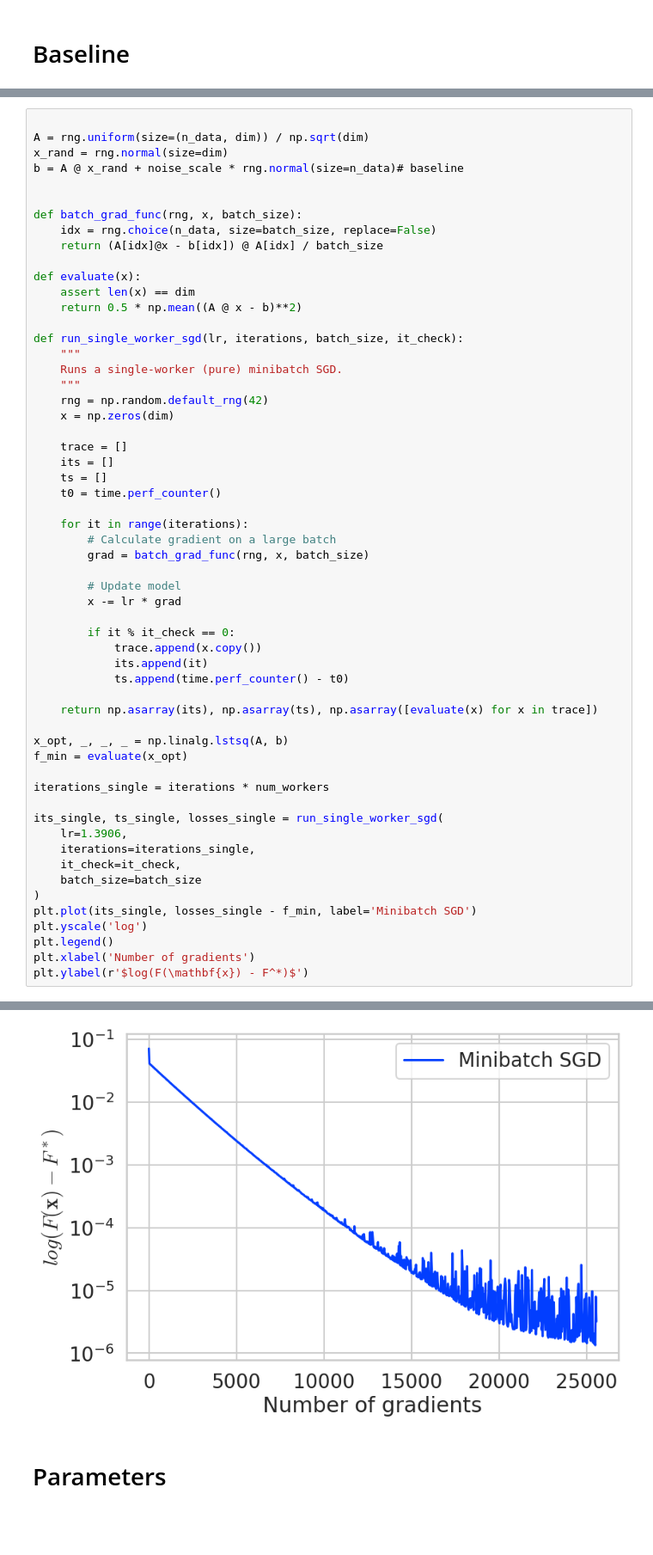
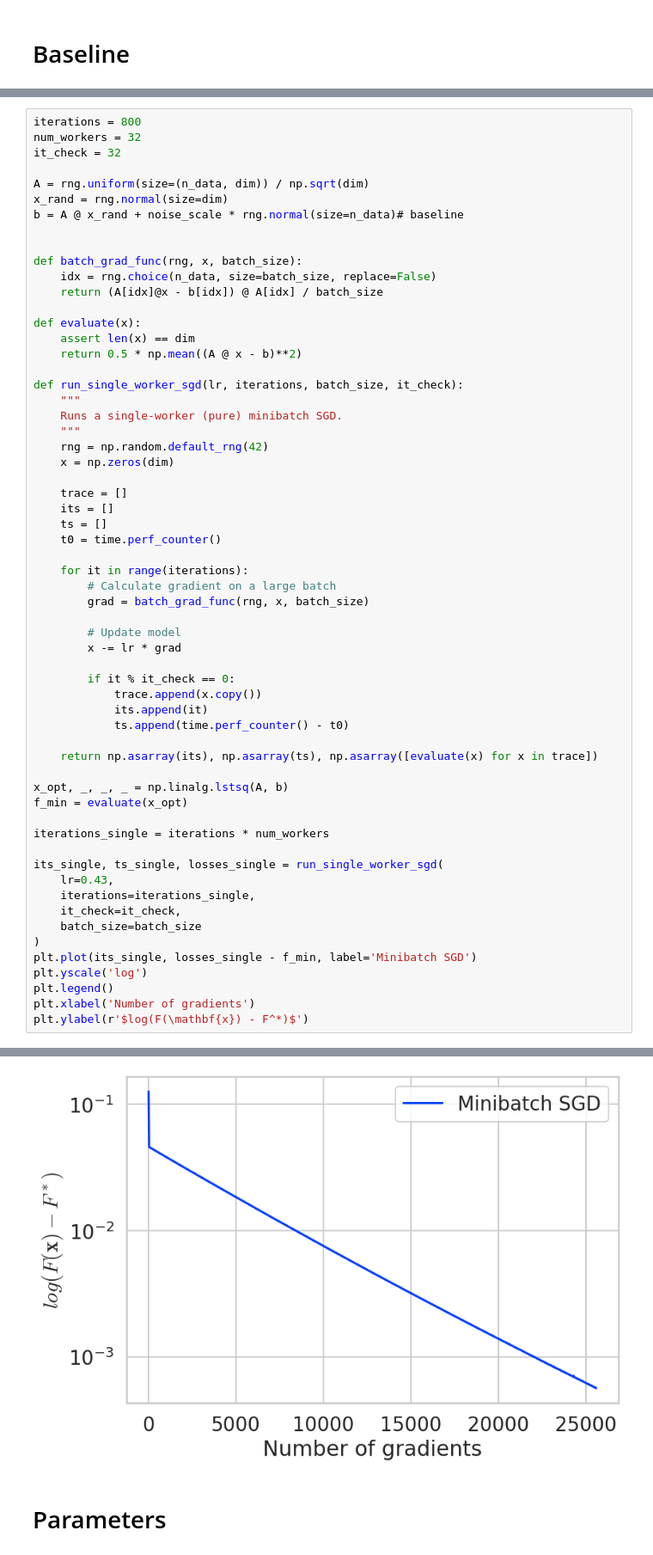
Before and after one commit to PerryChuh/asynchronous_sgd, a Jupyter notebook: code.ipynb, the cells around one changed output, grey strips where cells are left out. Shown: that part at 86% size. Cells and saved outputs as stored; diff of their text form; blank space fills up the shorter version.

```diff
--- a/code.ipynb
+++ b/code.ipynb
@@ -39,6 +36,9 @@ dim = 400
 batch_size = 256
 noise_scale = 1e-1
 # %%
+iterations = 800
+num_workers = 32
+it_check = 32
 
 A = rng.uniform(size=(n_data, dim)) / np.sqrt(dim)
 x_rand = rng.normal(size=dim)
@@ -69,35 +69,35 @@ def run_single_worker_sgd(lr, iterations, batch_size, it_check):
         # Calculate gradient on a large batch
         grad = batch_grad_func(rng, x, batch_size)
 
         # Update model
         x -= lr * grad
 
         if it % it_check == 0:
             trace.append(x.copy())
             its.append(it)
             ts.append(time.perf_counter() - t0)
 
     return np.asarray(its), np.asarray(ts), np.asarray([evaluate(x) for x in trace])
 
 x_opt, _, _, _ = np.linalg.lstsq(A, b)
 f_min = evaluate(x_opt)
 
 iterations_single = iterations * num_workers
 
 its_single, ts_single, losses_single = run_single_worker_sgd(
-    lr=1.3906,
+    lr=0.43,
     iterations=iterations_single,
     it_check=it_check,
     batch_size=batch_size
 )
 plt.plot(its_single, losses_single - f_min, label='Minibatch SGD')
 plt.yscale('log')
 plt.legend()
 plt.xlabel('Number of gradients')
 plt.ylabel(r'$log(F(\mathbf{x}) - F^*)$')
 # %% [output]
 Text(0, 0.5, '$log(F(\\mathbf{x}) - F^*)$')
-[figure, old version]
+[figure, new version]
 # %% [markdown]
 # Parameters
 # %%
```
Also changed, not shown: parts of 17 cells of this notebook, 2 other files.
